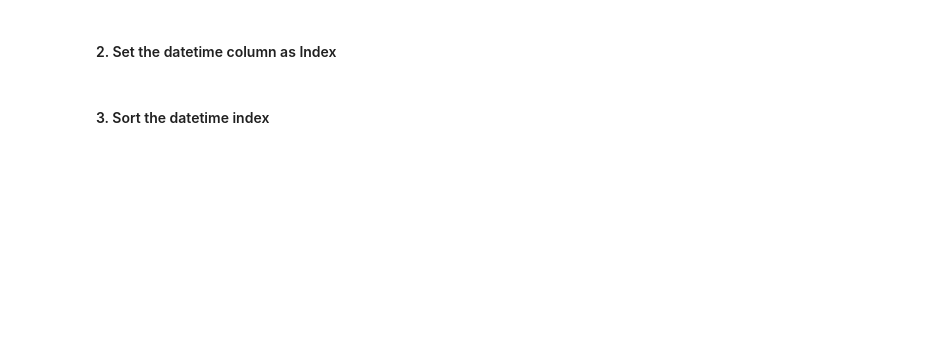
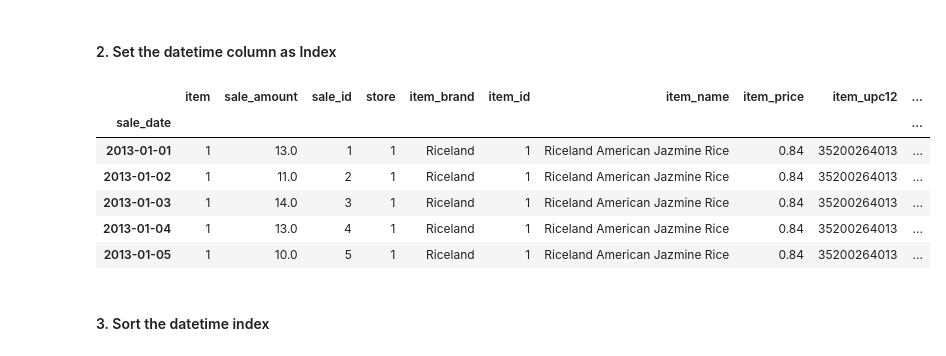
Before and after one commit to CodeupClassroom/pagel-time-series, a Jupyter notebook: prepare_lesson.ipynb, the cells around one changed output. Saved outputs shown, nothing was run; the diff lists cells and outputs as text; code cells hidden in the pictures; blank space fills up the shorter version.

```diff
--- a/prepare_lesson.ipynb
+++ b/prepare_lesson.ipynb
@@ -46,0 +179,2 @@ formatting info: https://docs.python.org/3/library/datetime.html#strftime-and-st
+# %%
+df.sale_date = df.sale_date.str.replace(' 00:00:00 GMT', '')
@@ -49,2 +223,12 @@ formatting info: https://docs.python.org/3/library/datetime.html#strftime-and-st
+# %%
+df.head()
+# %% [output]
+|  | item | sale_amount | sale_id | store | item_brand | item_id | item_name | item_price | item_upc12 | ... |
+| sale_date |  |  |  |  |  |  |  |  |  | ... |
+| 2013-01-01 | 1 | 13.0 | 1 | 1 | Riceland | 1 | Riceland American Jazmine Rice | 0.84 | 35200264013 | ... |
+| 2013-01-02 | 1 | 11.0 | 2 | 1 | Riceland | 1 | Riceland American Jazmine Rice | 0.84 | 35200264013 | ... |
+| 2013-01-03 | 1 | 14.0 | 3 | 1 | Riceland | 1 | Riceland American Jazmine Rice | 0.84 | 35200264013 | ... |
+| 2013-01-04 | 1 | 13.0 | 4 | 1 | Riceland | 1 | Riceland American Jazmine Rice | 0.84 | 35200264013 | ... |
+| 2013-01-05 | 1 | 10.0 | 5 | 1 | Riceland | 1 | Riceland American Jazmine Rice | 0.84 | 35200264013 | ... |
 # %% [markdown]
 #### 3. Sort the datetime index
```
Also changed, not shown: parts of 52 cells of this notebook.
